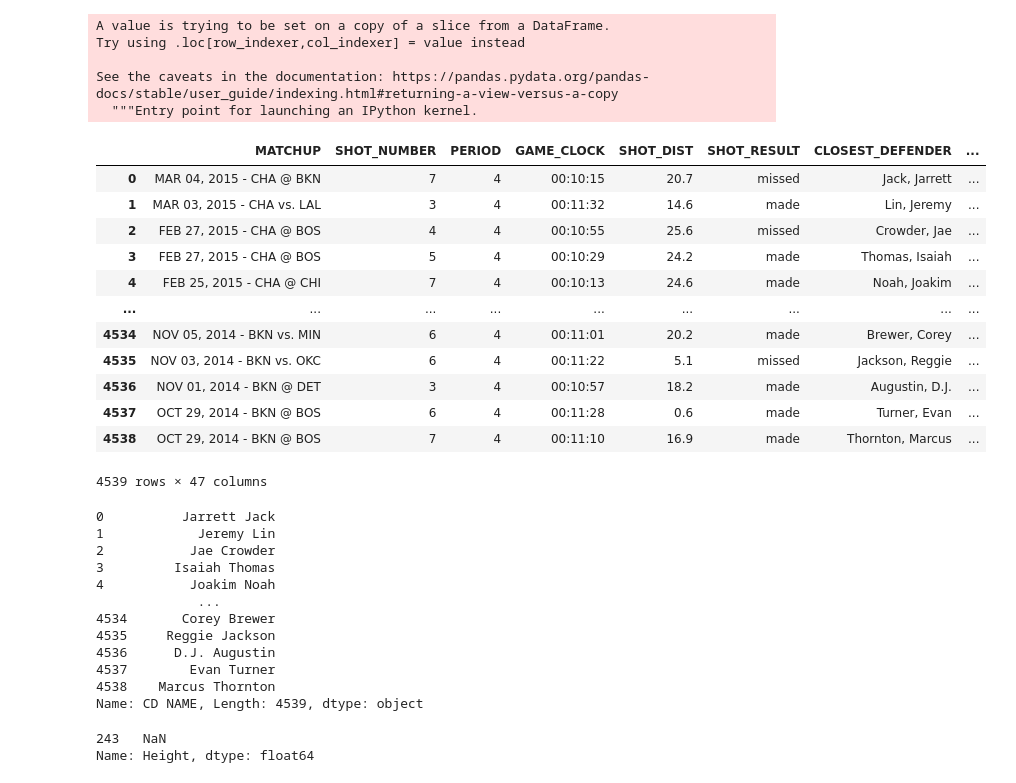
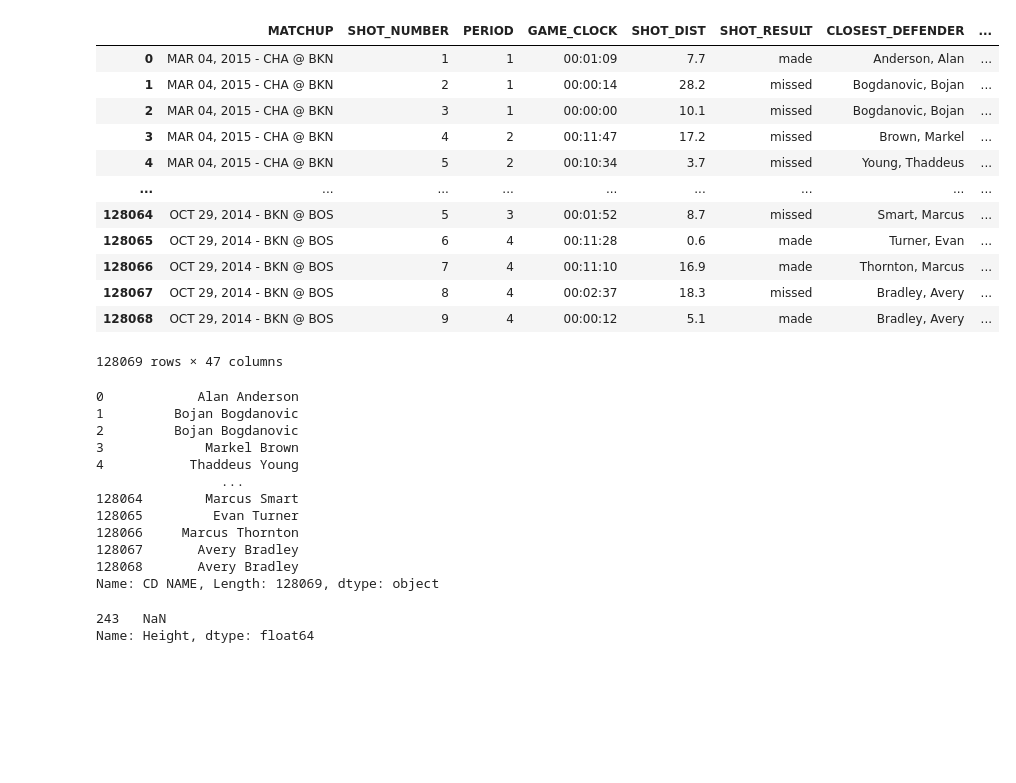
Before and after one commit to Deving789/NBA_Final-Project, a Jupyter notebook: project_x.ipynb, the cells around one changed output. Cells and saved outputs as stored; diff of their text form; code cells hidden in the pictures; blank space fills up the shorter version.

```diff
--- a/project_x.ipynb
+++ b/project_x.ipynb
@@ -130,31 +96,25 @@ shots_missed['CLOSE_DEF_DIST'].mean()
 #merging the stats_df to our fourth_data dataframe
 #stats_df.dtypes
 # %%
-fourth_data['player_name'] = fourth_data['player_name'].str.title()
+shots['player_name'] = shots['player_name'].str.title()
-# %% [output]
-A value is trying to be set on a copy of a slice from a DataFrame.
-Try using .loc[row_indexer,col_indexer] = value instead
-
-See the caveats in the documentation: https://pandas.pydata.org/pandas-docs/stable/user_guide/indexing.html#returning-a-view-versus-a-copy
-  """Entry point for launching an IPython kernel.
 # %%
 #merge data frames so you can get the heights of players, also need CLOSEST_DEFENDER ON Name
-merged_df=pd.merge(fourth_data, stats_df, how='left', left_on='player_name', right_on='Name')
+merged_df=pd.merge(shots, stats_df, how='left', left_on='player_name', right_on='Name')
 display(merged_df)
 # %% [output]
 |  | MATCHUP | SHOT_NUMBER | PERIOD | GAME_CLOCK | SHOT_DIST | SHOT_RESULT | CLOSEST_DEFENDER | ... |
-| 0 | MAR 04, 2015 - CHA @ BKN | 7 | 4 | 00:10:15 | 20.7 | missed | Jack, Jarrett | ... |
-| 1 | MAR 03, 2015 - CHA vs. LAL | 3 | 4 | 00:11:32 | 14.6 | made | Lin, Jeremy | ... |
-| 2 | FEB 27, 2015 - CHA @ BOS | 4 | 4 | 00:10:55 | 25.6 | missed | Crowder, Jae | ... |
-| 3 | FEB 27, 2015 - CHA @ BOS | 5 | 4 | 00:10:29 | 24.2 | made | Thomas, Isaiah | ... |
-| 4 | FEB 25, 2015 - CHA @ CHI | 7 | 4 | 00:10:13 | 24.6 | made | Noah, Joakim | ... |
+| 0 | MAR 04, 2015 - CHA @ BKN | 1 | 1 | 00:01:09 | 7.7 | made | Anderson, Alan | ... |
+| 1 | MAR 04, 2015 - CHA @ BKN | 2 | 1 | 00:00:14 | 28.2 | missed | Bogdanovic, Bojan | ... |
+| 2 | MAR 04, 2015 - CHA @ BKN | 3 | 1 | 00:00:00 | 10.1 | missed | Bogdanovic, Bojan | ... |
+| 3 | MAR 04, 2015 - CHA @ BKN | 4 | 2 | 00:11:47 | 17.2 | missed | Brown, Markel | ... |
+| 4 | MAR 04, 2015 - CHA @ BKN | 5 | 2 | 00:10:34 | 3.7 | missed | Young, Thaddeus | ... |
 | ... | ... | ... | ... | ... | ... | ... | ... | ... |
-| 4534 | NOV 05, 2014 - BKN vs. MIN | 6 | 4 | 00:11:01 | 20.2 | made | Brewer, Corey | ... |
-| 4535 | NOV 03, 2014 - BKN vs. OKC | 6 | 4 | 00:11:22 | 5.1 | missed | Jackson, Reggie | ... |
-| 4536 | NOV 01, 2014 - BKN @ DET | 3 | 4 | 00:10:57 | 18.2 | made | Augustin, D.J. | ... |
-| 4537 | OCT 29, 2014 - BKN @ BOS | 6 | 4 | 00:11:28 | 0.6 | made | Turner, Evan | ... |
-| 4538 | OCT 29, 2014 - BKN @ BOS | 7 | 4 | 00:11:10 | 16.9 | made | Thornton, Marcus | ... |
+| 128064 | OCT 29, 2014 - BKN @ BOS | 5 | 3 | 00:01:52 | 8.7 | missed | Smart, Marcus | ... |
+| 128065 | OCT 29, 2014 - BKN @ BOS | 6 | 4 | 00:11:28 | 0.6 | made | Turner, Evan | ... |
+| 128066 | OCT 29, 2014 - BKN @ BOS | 7 | 4 | 00:11:10 | 16.9 | made | Thornton, Marcus | ... |
+| 128067 | OCT 29, 2014 - BKN @ BOS | 8 | 4 | 00:02:37 | 18.3 | missed | Bradley, Avery | ... |
+| 128068 | OCT 29, 2014 - BKN @ BOS | 9 | 4 | 00:00:12 | 5.1 | made | Bradley, Avery | ... |
-4539 rows × 47 columns
+128069 rows × 47 columns
 # %%
 merged_df.rename({'height':'Shooter Height'}, inplace = True)
 # %%
@@ -165,18 +125,18 @@ merged_df['CD First Name'] = merged_df['CLOSEST_DEFENDER'].str.split(',', expand
 merged_df['CD NAME'] = merged_df['CD First Name'].str.lstrip() + ' ' + merged_df['CD Last Name']
 merged_df['CD NAME']
 # %% [output]
-0          Jarrett Jack
-1            Jeremy Lin
-2           Jae Crowder
-3         Isaiah Thomas
-4           Joakim Noah
-             ...
-4534       Corey Brewer
-4535     Reggie Jackson
-4536      D.J. Augustin
-4537        Evan Turner
-4538    Marcus Thornton
-Name: CD NAME, Length: 4539, dtype: object
+0            Alan Anderson
+1         Bojan Bogdanovic
+2         Bojan Bogdanovic
+3             Markel Brown
+4           Thaddeus Young
+                ...
+128064        Marcus Smart
+128065         Evan Turner
+128066     Marcus Thornton
+128067       Avery Bradley
+128068       Avery Bradley
+Name: CD NAME, Length: 128069, dtype: object
 # %%
 stats_df[stats_df['Name'] == 'John Wall']['Height']
 # %% [output]
```
Also changed, not shown: parts of 14 cells of this notebook, 1 other file.
